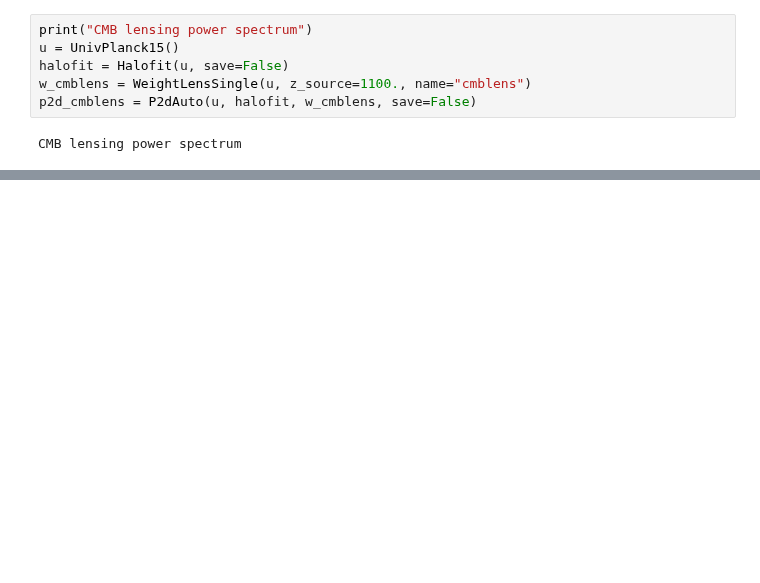
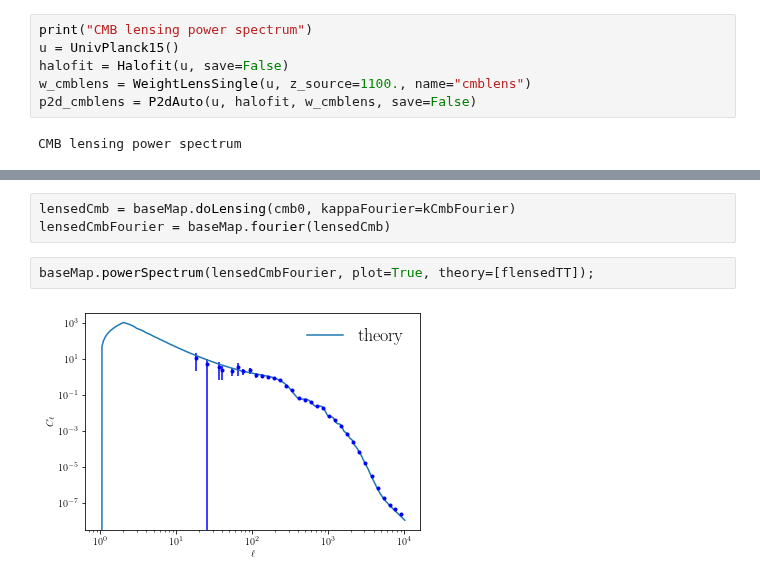
Before and after one commit to DelonShen/LensQuEst, a Jupyter notebook: dev/camb_tgradt_weights_scratch.ipynb, the cells around one changed output, grey strips where cells are left out. Drawn from its saved outputs; the diff is of its cells as text; blank space fills up the shorter version.

```diff
--- a/dev/camb_tgradt_weights_scratch.ipynb
+++ b/dev/camb_tgradt_weights_scratch.ipynb
@@ -217,0 +199,7 @@ findfont: Generic family 'serif' not found because none of the following familie
+# %%
+lensedCmb = baseMap.doLensing(cmb0, kappaFourier=kCmbFourier)
+lensedCmbFourier = baseMap.fourier(lensedCmb)
+# %%
+baseMap.powerSpectrum(lensedCmbFourier, plot=True, theory=[flensedTT]);
+# %% [output]
+[figure, added]
```
Also changed, not shown: parts of 10 cells of this notebook, 22 other files.
